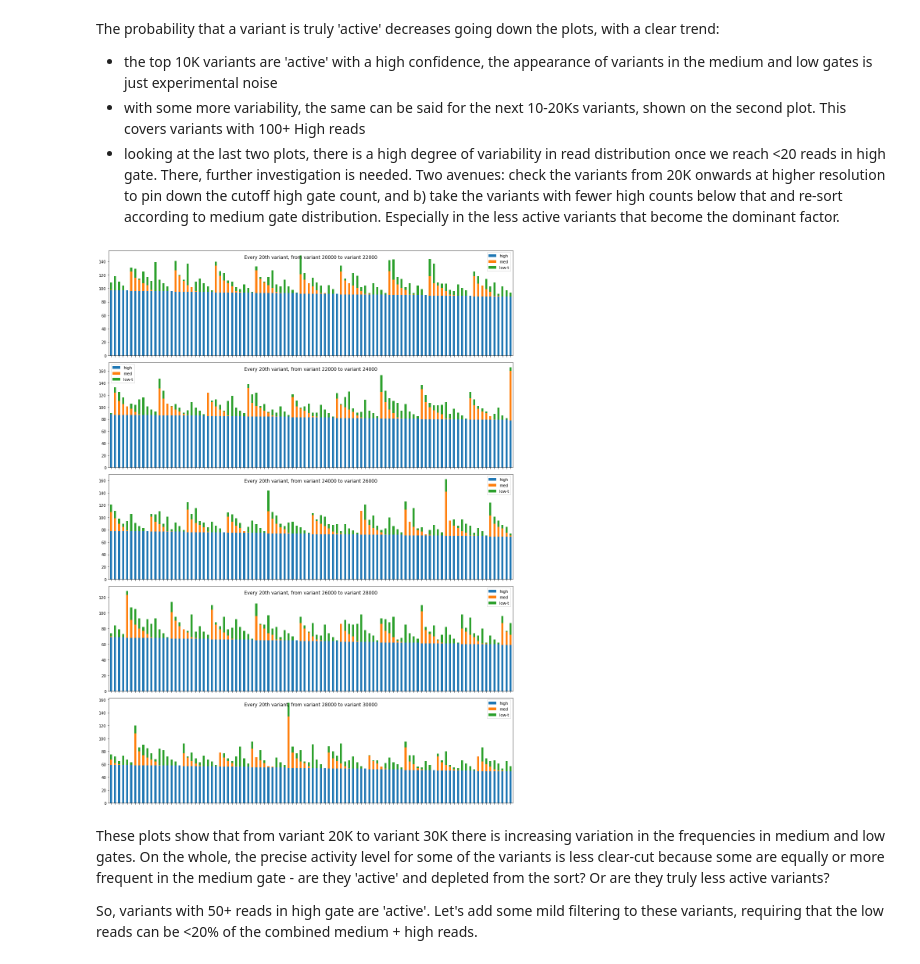
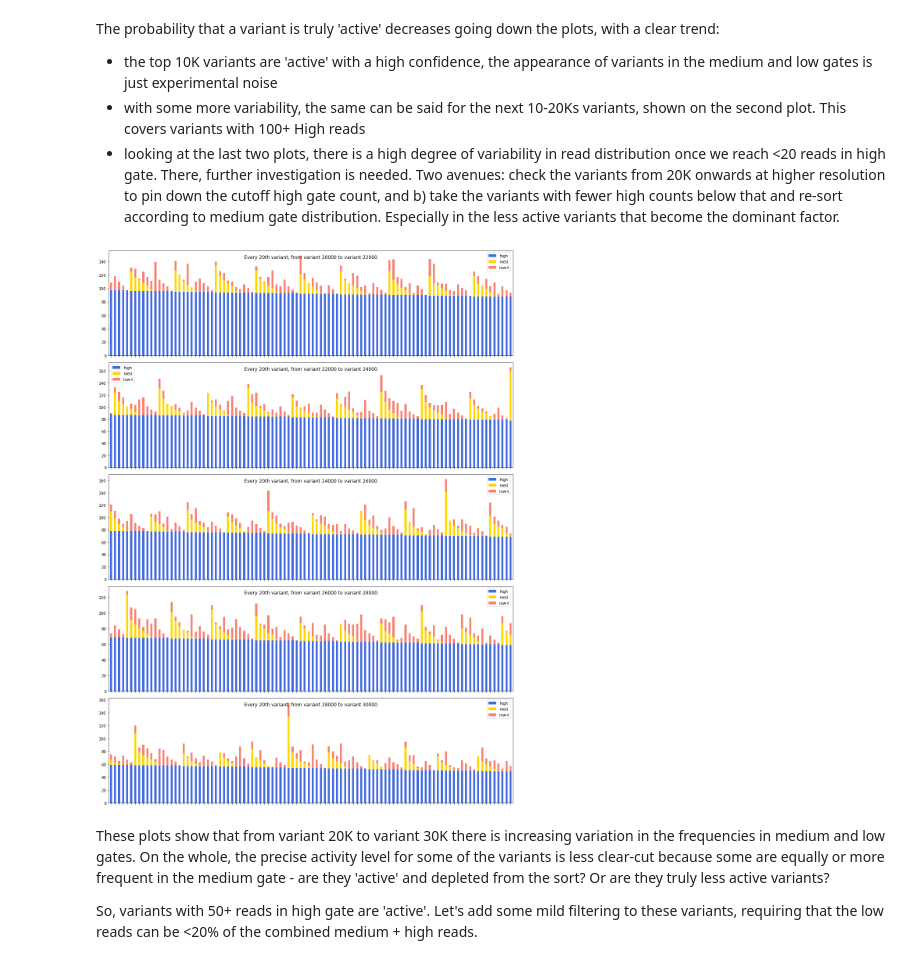
Before and after one commit to MayaPetek/InDelScanner, a Jupyter notebook: Results_Remkes/Filtering_positives.ipynb, the cells around one changed output. Drawn from its saved outputs; the diff is of its cells as text; code cells hidden in the pictures.

Commit message:
Single mutant plots with better colours and label formatting

```diff
--- a/Results_Remkes/Filtering_positives.ipynb
+++ b/Results_Remkes/Filtering_positives.ipynb
@@ -64,6 +64,8 @@ df_all.describe()
 | 50% | 0.000000 | 0.000000 | 6.000000 |
 | 75% | 0.000000 | 1.000000 | 13.000000 |
 | max | 1185.000000 | 232.000000 | 453.000000 |
+# %%
+cols = ['royalblue', 'gold', 'salmon']
 # %%
 split = 10000
 n=5
@@ -71,7 +73,7 @@ n=5
 fig, axes = plt.subplots(n, 1,figsize=(15,4*n))
 
 for p in range(len(axes)):
-    df_all.iloc[p*split:(p+1)*split:100].plot.bar(stacked=True, ax=axes[p])
+    df_all.iloc[p*split:(p+1)*split:100].plot.bar(stacked=True, ax=axes[p], color = cols)
 
     axes[p].axes.get_xaxis().set_ticklabels([])
     title = 'Every 100th variant, from variant ' + str(p*split) + ' to variant ' + str((p+1)*split)
@@ -79,6 +81,7 @@ for p in range(len(axes)):
 
 
 plt.tight_layout()
+plt.savefig('Read_distribution.png', dpi=300)
 
 plt.show()
 # %% [output]
@@ -91,23 +94,23 @@ The probability that a variant is truly 'active' decreases going down the plots,
 # %%
 os = 20000
 split = 2000
 n=5
 
 fig, axes = plt.subplots(n, 1,figsize=(15,4*n))
 
 for p in range(len(axes)):
-    df_all.iloc[os+p*split:os+(p+1)*split:20].plot.bar(stacked=True, ax=axes[p])
+    df_all.iloc[os+p*split:os+(p+1)*split:20].plot.bar(stacked=True, ax=axes[p], color = cols)
 
     axes[p].axes.get_xaxis().set_ticklabels([])
     title = 'Every 20th variant, from variant ' + str(os+p*split) + ' to variant ' + str(os+(p+1)*split)
     axes[p].set_title(title, position=(0.5, 0.9))
 
 
 plt.tight_layout()
 
 plt.show()
 # %% [output]
-[figure, old version]
+[figure, new version]
 # %% [markdown]
 These plots show that from variant 20K to variant 30K there is increasing variation in the frequencies in medium and low gates. On the whole, the precise activity level for some of the variants is less clear-cut because some are equally or more frequent in the medium gate - are they 'active' and depleted from the sort? Or are they truly less active variants?
 
```
Also changed, not shown: parts of 22 cells of this notebook.
